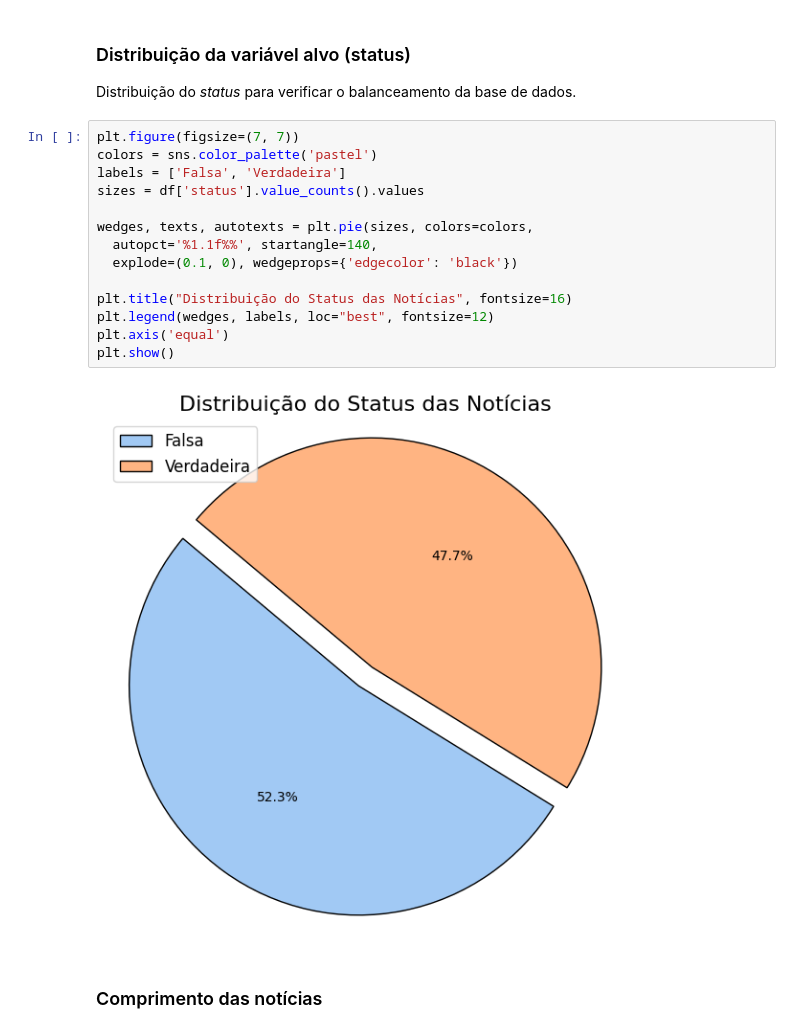
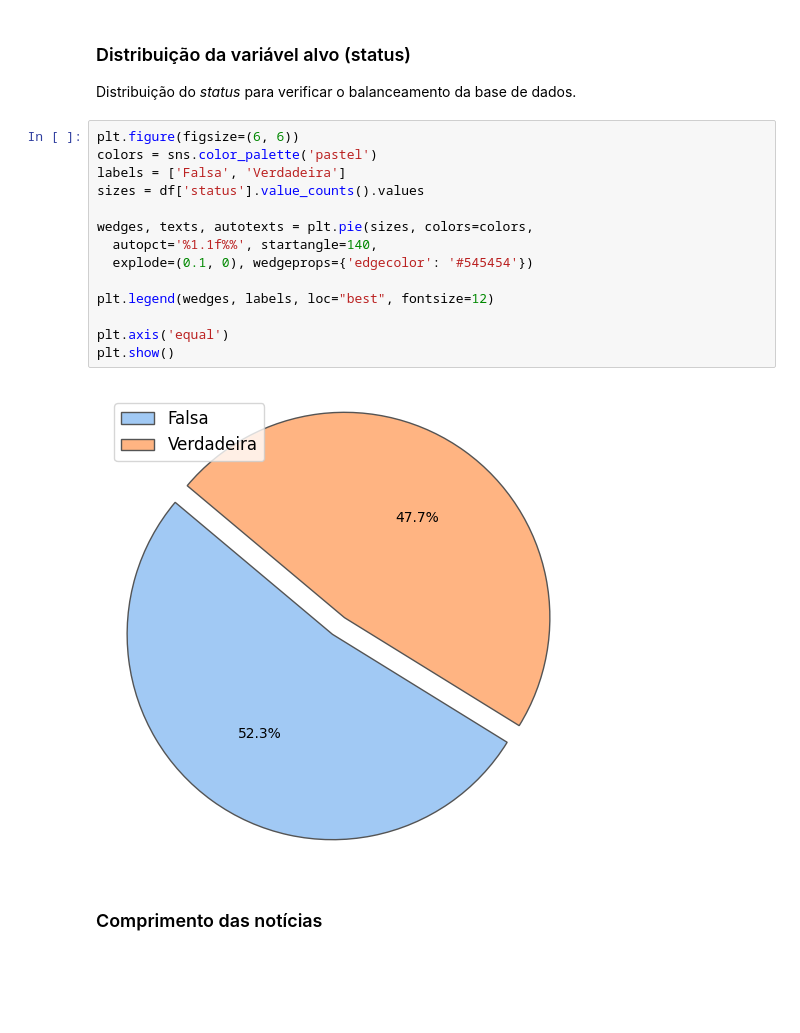
Before and after one commit to anaahnb/fake-and-real-news, a Jupyter notebook: fake_news_real_news.ipynb, the cells around one changed output. Drawn from its saved outputs; the diff is of its cells as text; blank space fills up the shorter version.

```diff
--- a/fake_news_real_news.ipynb
+++ b/fake_news_real_news.ipynb
@@ -152,21 +149,21 @@ plt.show()
 
 Distribuição do *status* para verificar o balanceamento da base de dados.
 # %%
-plt.figure(figsize=(7, 7))
+plt.figure(figsize=(6, 6))
 colors = sns.color_palette('pastel')
 labels = ['Falsa', 'Verdadeira']
 sizes = df['status'].value_counts().values
 
 wedges, texts, autotexts = plt.pie(sizes, colors=colors,
   autopct='%1.1f%%', startangle=140,
-  explode=(0.1, 0), wedgeprops={'edgecolor': 'black'})
+  explode=(0.1, 0), wedgeprops={'edgecolor': '#545454'})
 
-plt.title("Distribuição do Status das Notícias", fontsize=16)
 plt.legend(wedges, labels, loc="best", fontsize=12)
+
 plt.axis('equal')
 plt.show()
 # %% [output]
-[figure, old version]
+[figure, new version]
 # %% [markdown]
 ### Comprimento das notícias
 # %% [markdown]
```
Also changed, not shown: parts of 26 cells of this notebook, 2 other files.
